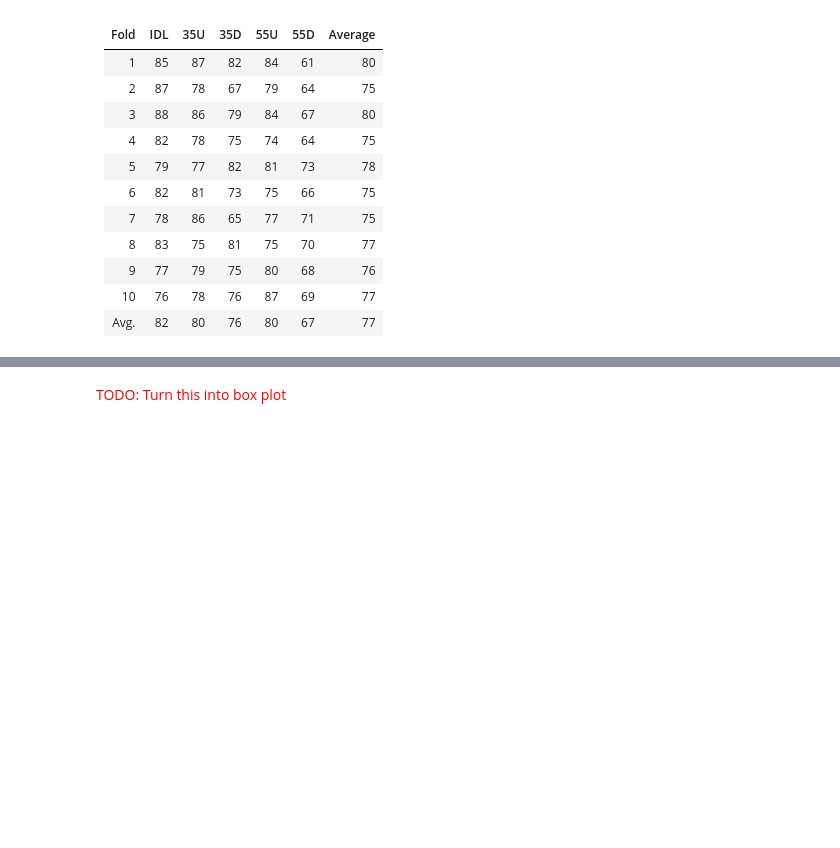
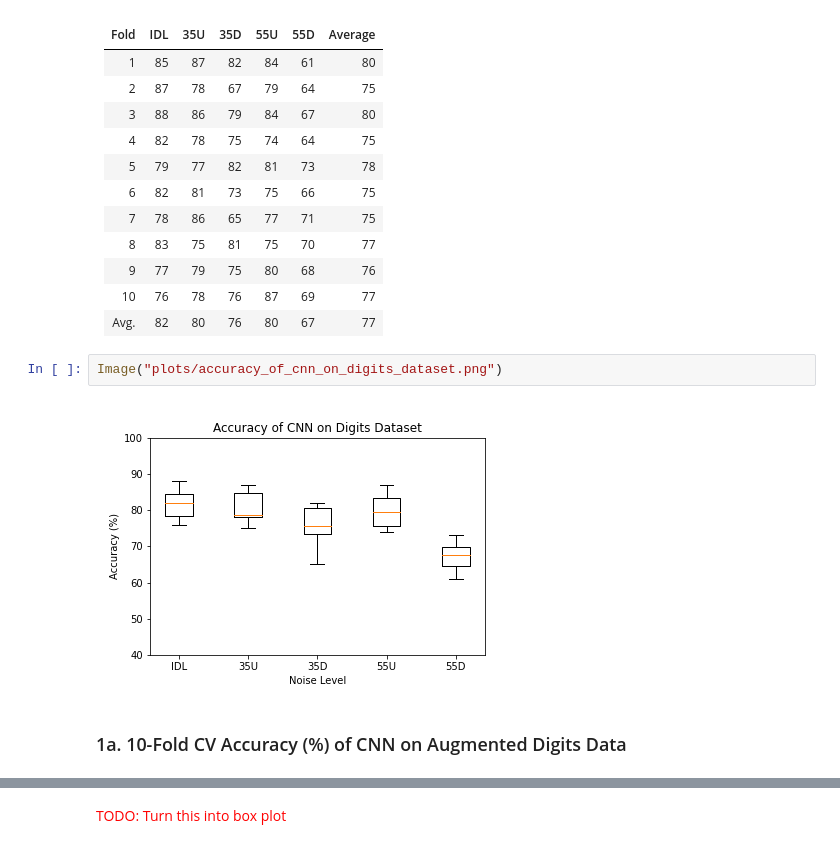
Before and after one commit to YichengShen/car_speech, a Jupyter notebook: index.ipynb, the cells around one changed output, grey strips where cells are left out. Saved outputs shown, nothing was run; the diff lists cells and outputs as text; blank space fills up the shorter version.

```diff
--- a/index.ipynb
+++ b/index.ipynb
@@ -52,3 +54,9 @@ See Notebook <strong>03, 05, 06, 07 and 08</strong> for details.
 |   9  	|  77  	|    79	|    75	|     80|  68  	|    76    	|
 |  10  	|  76  	|    78	|   76	|     87|  69  	|    77    	|
 | Avg. 	|  82  	|    80 |    76	|   80 	|  67  	|     77  	|
+# %%
+Image("plots/accuracy_of_cnn_on_digits_dataset.png")
+# %% [output]
+[figure, added]
+# %% [markdown]
+### 1a. 10-Fold CV Accuracy (%) of CNN on Augmented Digits Data
```
Also changed, not shown: parts of 4 cells of this notebook, 14 other files.
